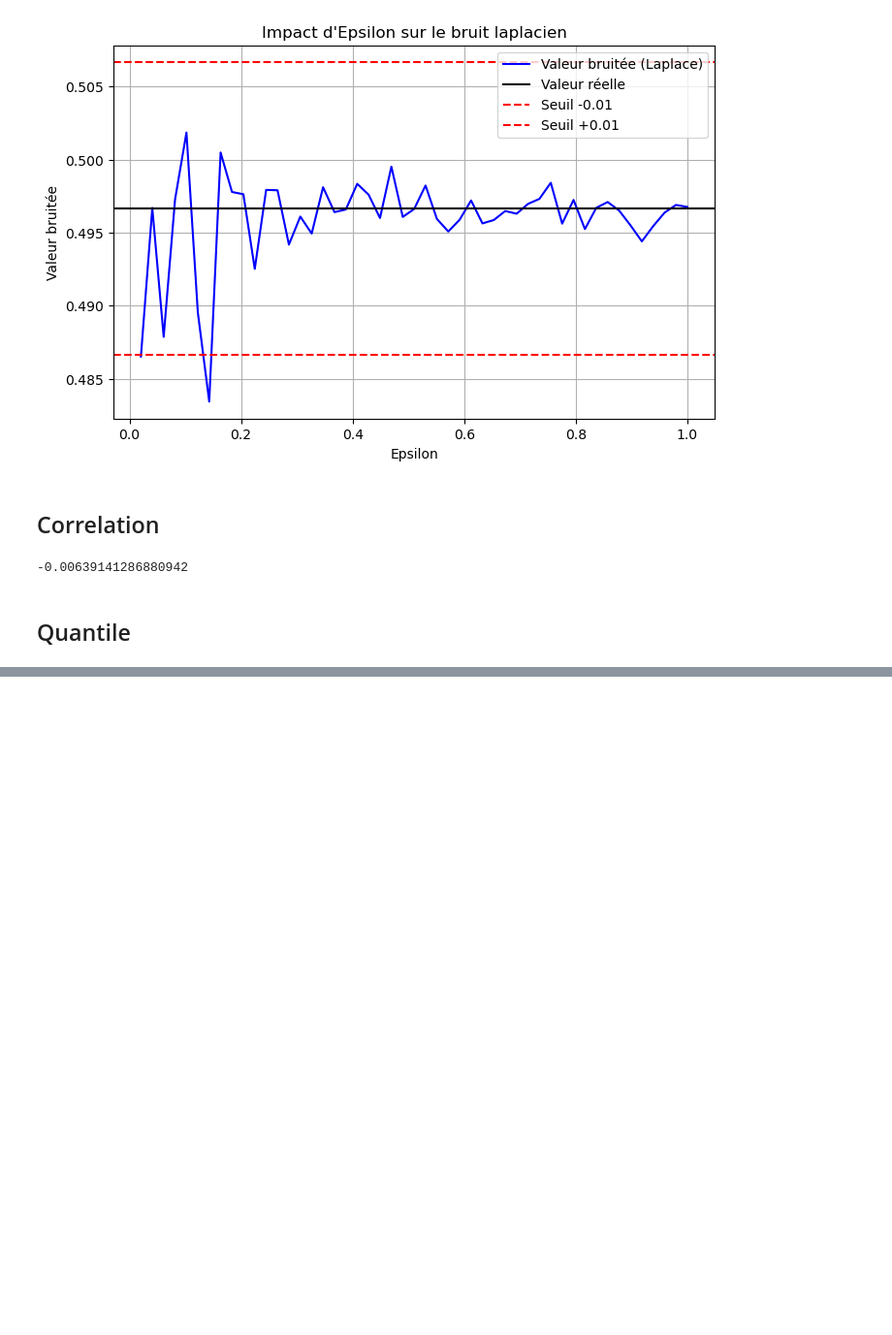
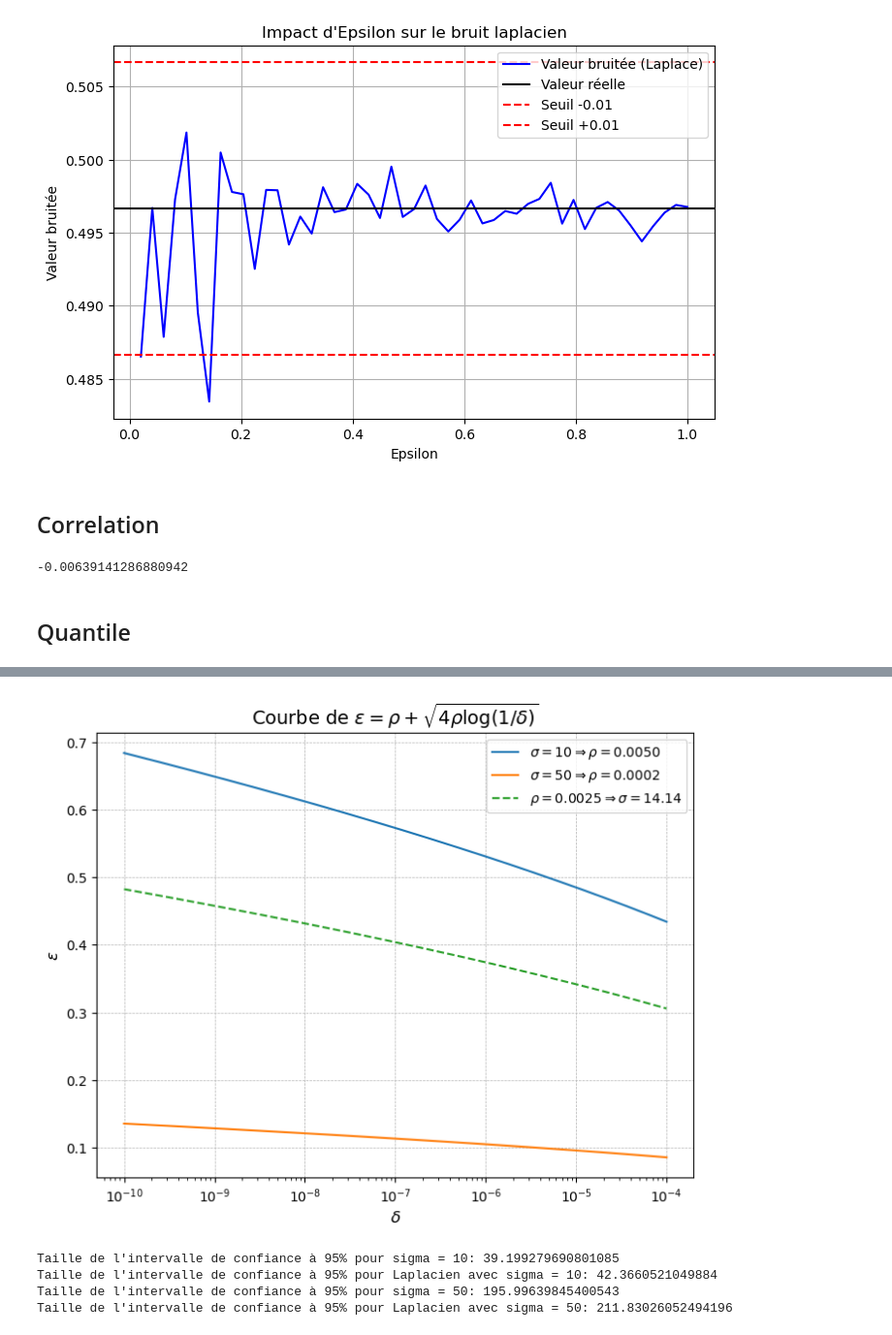
Before and after one commit to StuartBenoliel/Stage_3A, a Jupyter notebook: Didacticiel.ipynb, the cells around one changed output, grey strips where cells are left out. Shown at 97% size. Cells and saved outputs as stored; diff of their text form; code cells hidden in the pictures; blank space fills up the shorter version.

```diff
--- a/Didacticiel.ipynb
+++ b/Didacticiel.ipynb
@@ -758,0 +833,72 @@ n = np.arange(len(X))
+# %%
+import numpy as np
+import matplotlib.pyplot as plt
+
+# Plage de valeurs pour delta (échelle logarithmique)
+delta_values = np.logspace(-10, -4, 100)
+
+# Définition des écarts types
+sigma_1 = 10
+sigma_2 = 50
+
+# Calcul de rho en fonction de sigma
+rho_1 = 1 / (2 * sigma_1**2)
+rho_2 = 1 / (2 * sigma_2**2)
+rho_3 = 0.0025  # Nouvelle valeur de rho
+sigma_3 = 1 / np.sqrt(2 * rho_3)
+
+# Calcul de epsilon avec la formule avancée
+epsilon_values_1 = rho_1 + np.sqrt(4 * rho_1 * np.log(1 / delta_values))
+epsilon_values_2 = rho_2 + np.sqrt(4 * rho_2 * np.log(1 / delta_values))
+epsilon_values_3 = rho_3 + np.sqrt(4 * rho_3 * np.log(1 / delta_values))
+
+# Création du graphique
+plt.figure(figsize=(8, 6))
+
+# Tracé des courbes pour sigma_1, sigma_2 et rho_3
+plt.plot(delta_values, epsilon_values_1, label=rf'$\sigma = {sigma_1} \Rightarrow \rho = {rho_1:.4f}$')
+plt.plot(delta_values, epsilon_values_2, label=rf'$\sigma = {sigma_2} \Rightarrow \rho = {rho_2:.4f}$')
+plt.plot(delta_values, epsilon_values_3, label=rf'$\rho = {rho_3:.4f} \Rightarrow \sigma = {sigma_3:.2f}$', linestyle='dashed')
+
+# Personnalisation du graphique
+plt.xscale("log")
+plt.xlabel(r'$\delta$', fontsize=12)
+plt.ylabel(r'$\varepsilon$', fontsize=12)
+plt.title(r'Courbe de $\varepsilon = \rho + \sqrt{4\rho \log(1/\delta)}$', fontsize=14)
+plt.legend()
+plt.grid(True, linestyle='--', linewidth=0.5)
+
+# Affichage du graphique
+plt.show()
+# %% [output]
+[figure, added]
+# %%
+import numpy as np
+from scipy.stats import norm, laplace
+
+# Paramètres de la loi normale
+mu = 0  # Espérance nulle
+sigma_values = [10, 50]
+
+for sigma in sigma_values:
+    # Calcul des bornes de l'intervalle de confiance à 95%
+    lower_bound, upper_bound = norm.ppf([0.025, 0.975], mu, sigma)
+
+    # Calcul de la taille de l'intervalle
+    interval_size = upper_bound - lower_bound
+    print(f"Taille de l'intervalle de confiance à 95% pour sigma = {sigma}: {interval_size}")
+
+    # Paramètre b pour la loi de Laplace (b = sigma / sqrt(2))
+    b = sigma / np.sqrt(2)
+
+    # Calcul des bornes de l'intervalle de confiance à 95% pour la distribution Laplace
+    lower_bound_laplace, upper_bound_laplace = laplace.ppf([0.025, 0.975], loc=mu, scale=b)
+
+    # Calcul de la taille de l'intervalle de confiance
+    interval_size_laplace = upper_bound_laplace - lower_bound_laplace
+    print(f"Taille de l'intervalle de confiance à 95% pour Laplacien avec sigma = {sigma}: {interval_size_laplace}")
+# %% [output]
+Taille de l'intervalle de confiance à 95% pour sigma = 10: 39.199279690801085
+Taille de l'intervalle de confiance à 95% pour Laplacien avec sigma = 10: 42.3660521049884
+Taille de l'intervalle de confiance à 95% pour sigma = 50: 195.99639845400543
+Taille de l'intervalle de confiance à 95% pour Laplacien avec sigma = 50: 211.83026052494196
```
Also changed, not shown: parts of 4 cells of this notebook.
